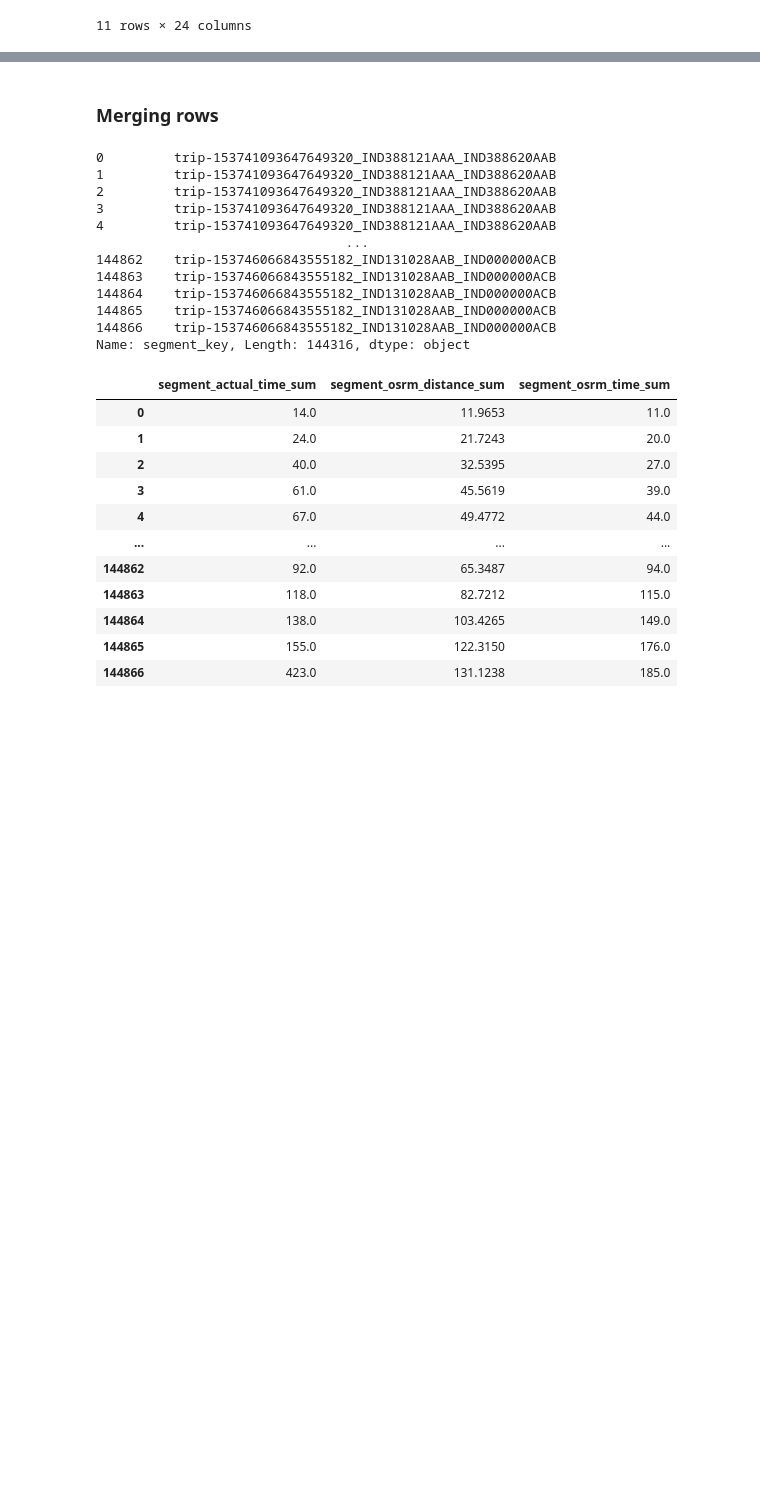
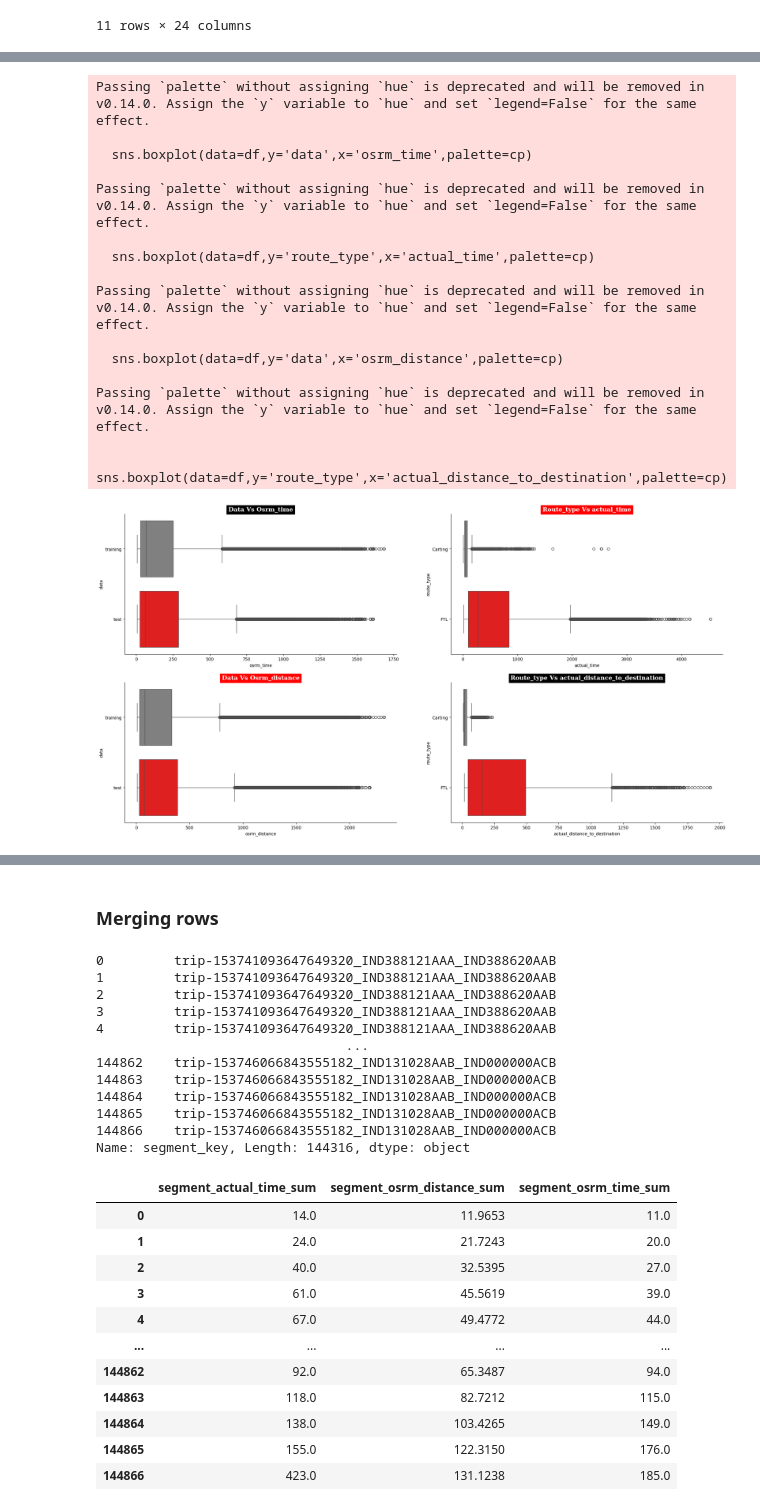
Before and after one commit to mohithsaran/DelhiveryBC, a Jupyter notebook: DelhiveryBC.ipynb, the cells around one changed output, grey strips where cells are left out. Cells and saved outputs as stored; diff of their text form; code cells hidden in the pictures; blank space fills up the shorter version.

```diff
--- a/DelhiveryBC.ipynb
+++ b/DelhiveryBC.ipynb
@@ -244,0 +271,38 @@ df.describe(include='all')
+# %%
+plt.figure(figsize=(25,13))
+plt.style.use('default')
+
+plt.subplot(221)
+sns.boxplot(data=df,y='data',x='osrm_time',palette=cp)
+plt.title('Data Vs Osrm_time',fontsize=14,fontfamily='serif',fontweight='bold',backgroundcolor='k',color='w')
+
+plt.subplot(222)
+sns.boxplot(data=df,y='route_type',x='actual_time',palette=cp)
+plt.title('Route_type Vs actual_time',fontsize=14,fontfamily='serif',fontweight='bold',backgroundcolor='r',color='w')
+
+plt.subplot(223)
+sns.boxplot(data=df,y='data',x='osrm_distance',palette=cp)
+plt.title('Data Vs Osrm_distance',fontsize=14,fontfamily='serif',fontweight='bold',backgroundcolor='r',color='w')
+
+plt.subplot(224)
+sns.boxplot(data=df,y='route_type',x='actual_distance_to_destination',palette=cp)
+plt.title('Route_type Vs actual_distance_to_destination',fontsize=14,fontfamily='serif',fontweight='bold',backgroundcolor='k',color='w')
+sns.despine()
+plt.show()
+# %% [output]
+Passing `palette` without assigning `hue` is deprecated and will be removed in v0.14.0. Assign the `y` variable to `hue` and set `legend=False` for the same effect.
+
+  sns.boxplot(data=df,y='data',x='osrm_time',palette=cp)
+
+Passing `palette` without assigning `hue` is deprecated and will be removed in v0.14.0. Assign the `y` variable to `hue` and set `legend=False` for the same effect.
+
+  sns.boxplot(data=df,y='route_type',x='actual_time',palette=cp)
+
+Passing `palette` without assigning `hue` is deprecated and will be removed in v0.14.0. Assign the `y` variable to `hue` and set `legend=False` for the same effect.
+
+  sns.boxplot(data=df,y='data',x='osrm_distance',palette=cp)
+
+Passing `palette` without assigning `hue` is deprecated and will be removed in v0.14.0. Assign the `y` variable to `hue` and set `legend=False` for the same effect.
+
+  sns.boxplot(data=df,y='route_type',x='actual_distance_to_destination',palette=cp)
+[figure, added]
```
Also changed, not shown: parts of 33 cells of this notebook.
